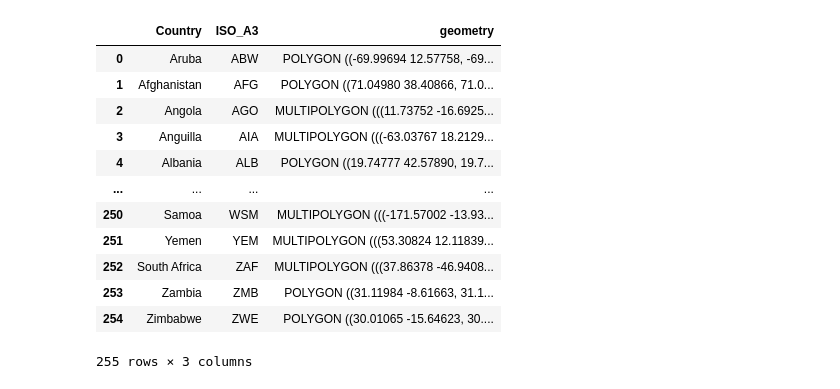
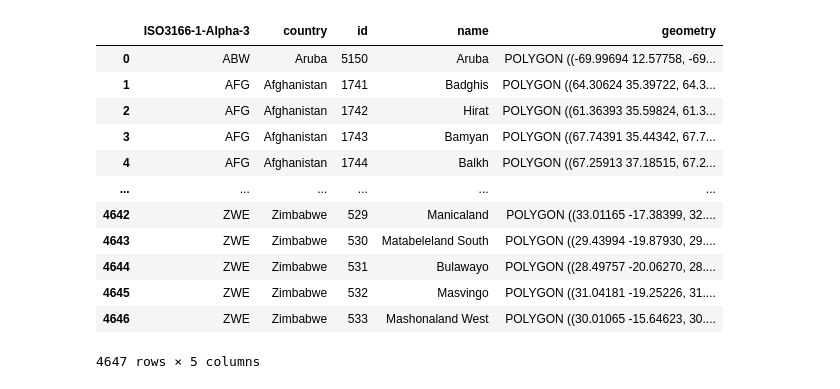
Before and after one commit to ThePyProgrammer/lightPollution, a Jupyter notebook: RasterAnalysis.ipynb, the cells around one changed output. Cells and saved outputs as stored; diff of their text form; code cells hidden in the pictures.

```diff
--- a/RasterAnalysis.ipynb
+++ b/RasterAnalysis.ipynb
@@ -7,17 +32,17 @@ import re
 # %%
-countries_geojson = gp.read_file("data/country/world_countries.json")
+countries_geojson = gp.read_file("data/country/world_locations.json")
 countries_geojson
 # %% [output]
-|  | Country | ISO_A3 | geometry |
-| 0 | Aruba | ABW | POLYGON ((-69.99694 12.57758, -69... |
-| 1 | Afghanistan | AFG | POLYGON ((71.04980 38.40866, 71.0... |
-| 2 | Angola | AGO | MULTIPOLYGON (((11.73752 -16.6925... |
-| 3 | Anguilla | AIA | MULTIPOLYGON (((-63.03767 18.2129... |
-| 4 | Albania | ALB | POLYGON ((19.74777 42.57890, 19.7... |
-| ... | ... | ... | ... |
-| 250 | Samoa | WSM | MULTIPOLYGON (((-171.57002 -13.93... |
-| 251 | Yemen | YEM | MULTIPOLYGON (((53.30824 12.11839... |
-| 252 | South Africa | ZAF | MULTIPOLYGON (((37.86378 -46.9408... |
-| 253 | Zambia | ZMB | POLYGON ((31.11984 -8.61663, 31.1... |
-| 254 | Zimbabwe | ZWE | POLYGON ((30.01065 -15.64623, 30.... |
+|  | ISO3166-1-Alpha-3 | country | id | name | geometry |
+| 0 | ABW | Aruba | 5150 | Aruba | POLYGON ((-69.99694 12.57758, -69... |
+| 1 | AFG | Afghanistan | 1741 | Badghis | POLYGON ((64.30624 35.39722, 64.3... |
+| 2 | AFG | Afghanistan | 1742 | Hirat | POLYGON ((61.36393 35.59824, 61.3... |
+| 3 | AFG | Afghanistan | 1743 | Bamyan | POLYGON ((67.74391 35.44342, 67.7... |
+| 4 | AFG | Afghanistan | 1744 | Balkh | POLYGON ((67.25913 37.18515, 67.2... |
+| ... | ... | ... | ... | ... | ... |
+| 4642 | ZWE | Zimbabwe | 529 | Manicaland | POLYGON ((33.01165 -17.38399, 32.... |
+| 4643 | ZWE | Zimbabwe | 530 | Matabeleland South | POLYGON ((29.43994 -19.87930, 29.... |
+| 4644 | ZWE | Zimbabwe | 531 | Bulawayo | POLYGON ((28.49757 -20.06270, 28.... |
+| 4645 | ZWE | Zimbabwe | 532 | Masvingo | POLYGON ((31.04181 -19.25226, 31.... |
+| 4646 | ZWE | Zimbabwe | 533 | Mashonaland West | POLYGON ((30.01065 -15.64623, 30.... |
-255 rows × 3 columns
+4647 rows × 5 columns
```
Also changed, not shown: parts of 24 cells of this notebook.
